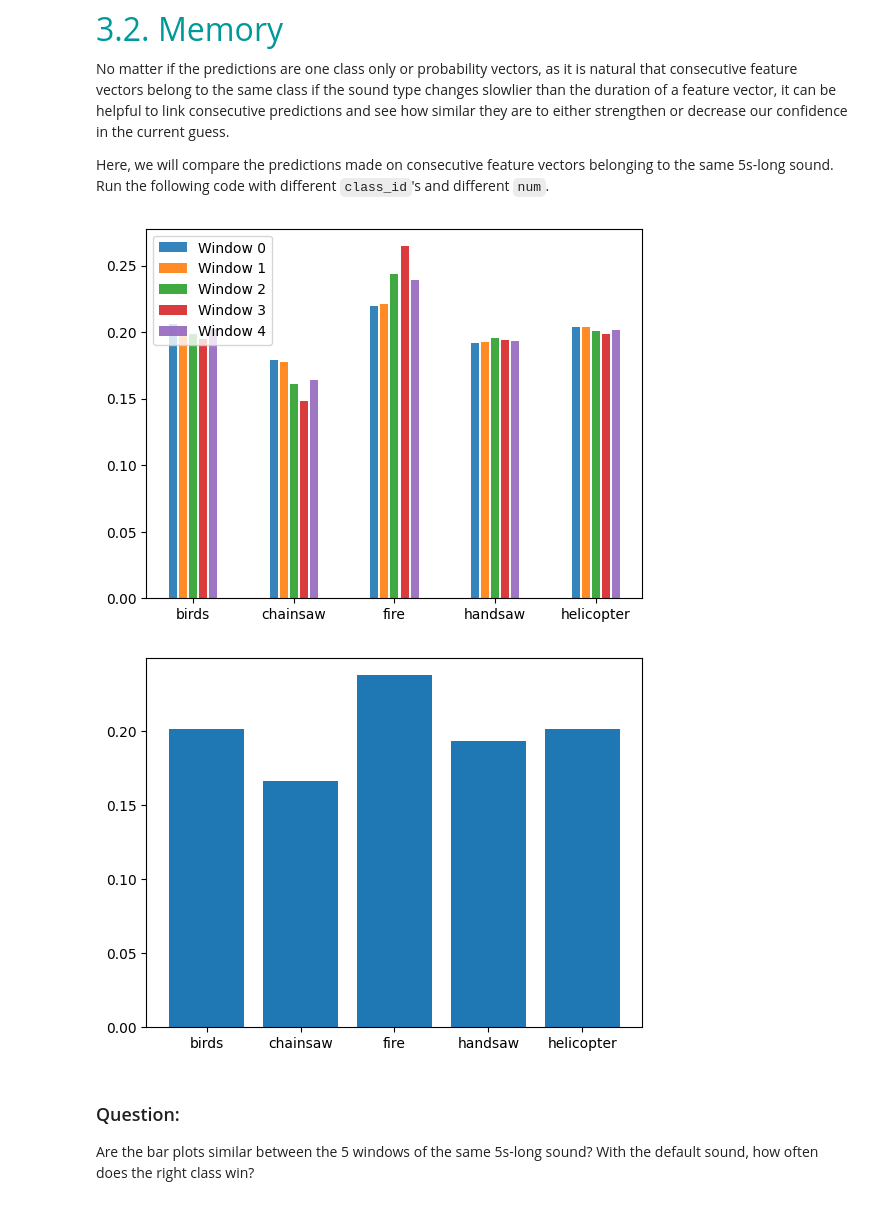
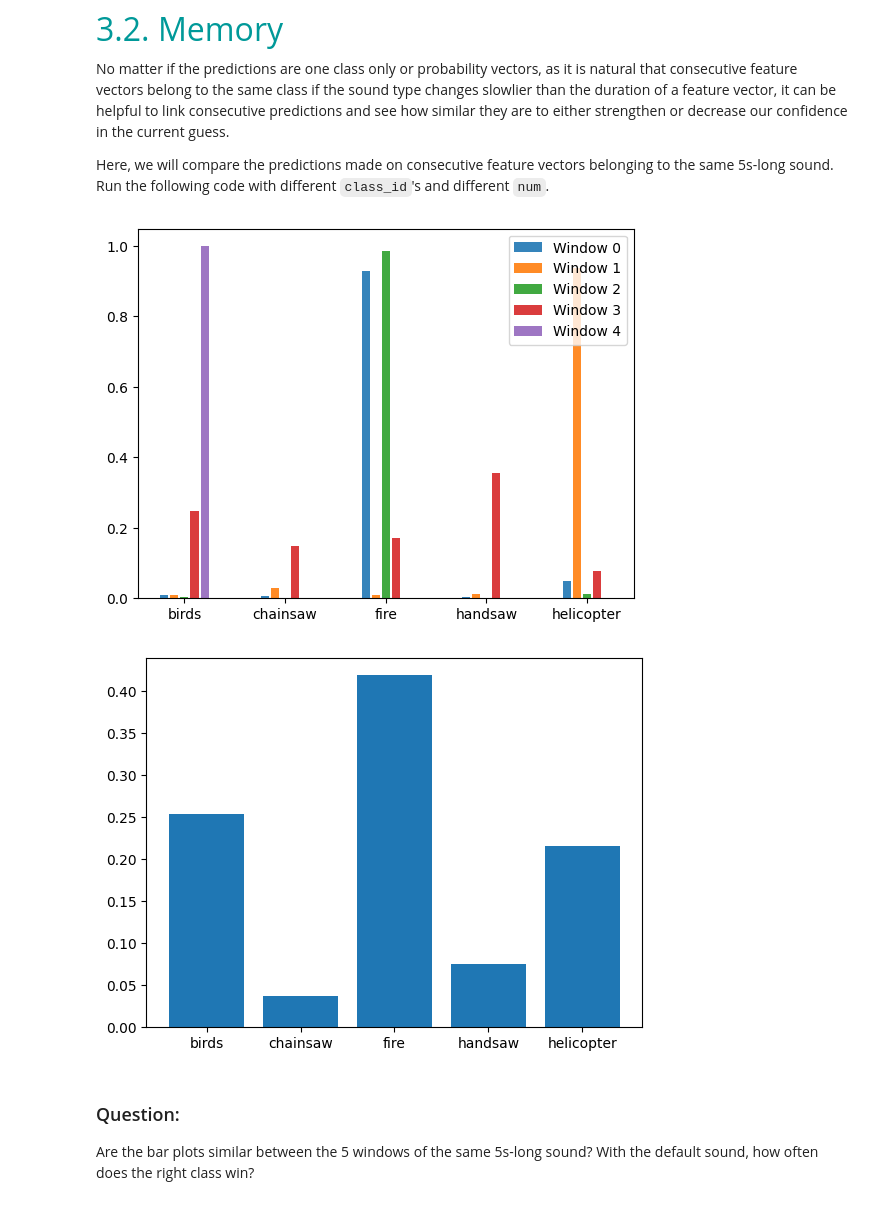
Before and after one commit to LELEC210X/LELEC210X, a Jupyter notebook: classification/h5a3_confidence_and_memory.ipynb, the cells around one changed output. Cells and saved outputs as stored; diff of their text form; code cells hidden in the pictures.

```diff
--- a/classification/h5a3_confidence_and_memory.ipynb
+++ b/classification/h5a3_confidence_and_memory.ipynb
@@ -112,9 +112,9 @@ Here, we will compare the predictions made on consecutive feature vectors belong
 Run the following code with different ``class_id``'s and different ``num``.
 # %%
 ### TO RUN
-num = 36  # 0 (default), 1, ..., 39
+num = 0  # 0 (default), 1, ..., 39
 
-sound = dataset["birds", num]
+sound = dataset["fire", num]
 audio = AudioUtil.open(sound)
 audio = AudioUtil.resample(audio, 11025)
 AudioUtil.play(audio)
@@ -127,35 +127,36 @@ for window in range(n_win):
     sub_aud = AudioUtil.pad_trunc(sub_aud, 950)
     sgram = AudioUtil.melspectrogram(sub_aud, Nmel=20)
     ncol = int(1000 * 11025 / (1e3 * 512))
     sgram = sgram[:, :ncol]
     fv = sgram.reshape(-1)
+    fv = fv / np.linalg.norm(fv)
 
     ### TO COMPLETE - Eventually normalize and reduce feature vector dimensionality
 
     probs[window, :] = model_knn.predict_proba([fv])[0]
 
 "Mean bar chart"
 plt.figure()
 for window in range(n_win):
     plt.bar(
         np.arange(len(classnames)) * 2 * n_win + window,
         probs[window, :],
         alpha=0.9,
         label=f"Window {window}",
     )
 plt.legend()
 plt.gca().set_xticks(np.arange(len(classnames)) * 2 * n_win + 2)
 plt.gca().set_xticklabels(classnames)
 plt.show()
 
 plt.figure()
 plt.bar(np.arange(len(classnames)), np.mean(probs, axis=0))
 plt.gca().set_xticks(np.arange(len(classnames)))
 plt.gca().set_xticklabels(classnames)
 plt.show()
 # %% [output]
-[figure, old version]
+[figure, new version]
-[figure, old version]
+[figure, new version]
 # %% [markdown]
 ### Question:
 Are the bar plots similar between the 5 windows of the same 5s-long sound? With the default sound, how often does the right class win?
```
Also changed, not shown: parts of 4 cells of this notebook, 4 other files.
